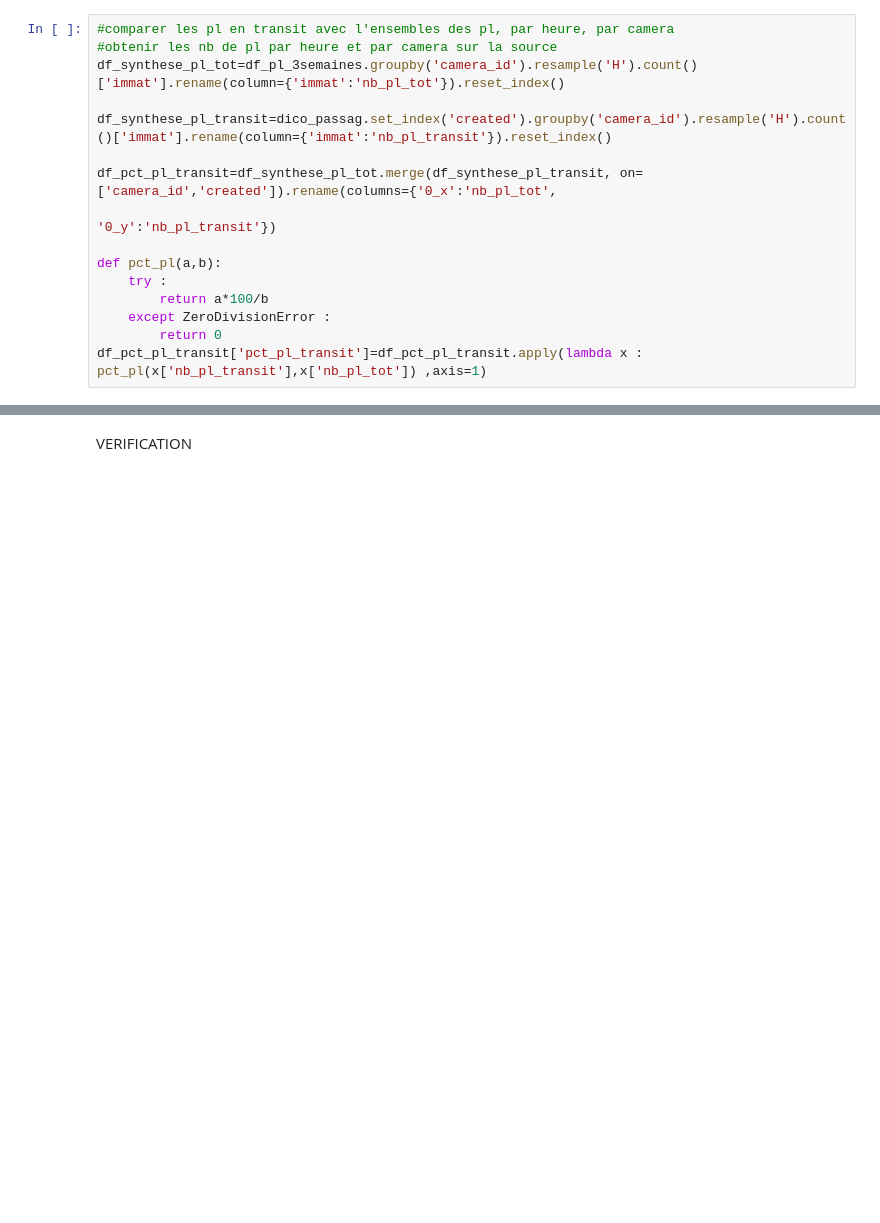
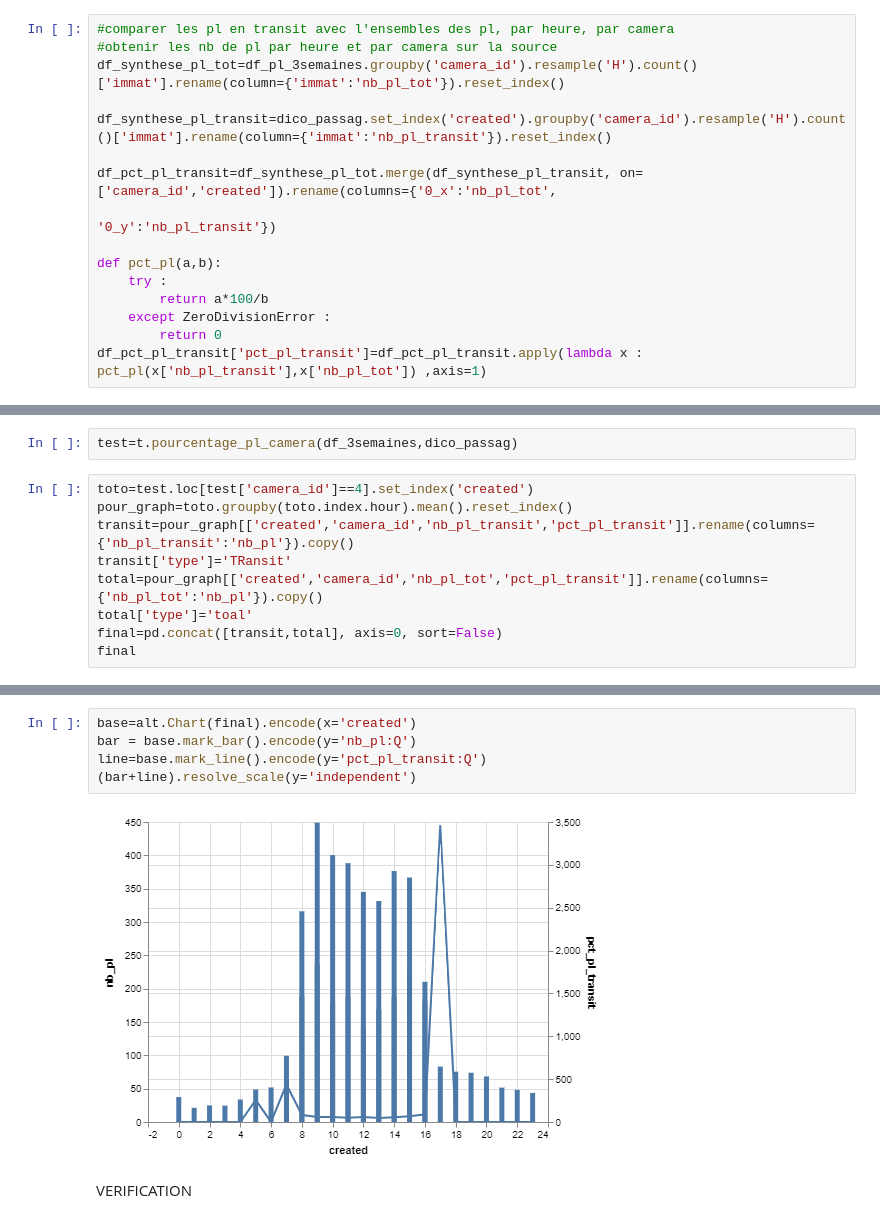
Before and after one commit to nantodevison/lapi, a Jupyter notebook: Carto_Lapi/Analyse/Donnees_brutes.ipynb, the cells around one changed output, grey strips where cells are left out. Saved outputs shown, nothing was run; the diff lists cells and outputs as text; blank space fills up the shorter version.

Commit message:
graph de synthese avec bar et line dans notebook donnees brutes

```diff
--- a/Carto_Lapi/Analyse/Donnees_brutes.ipynb
+++ b/Carto_Lapi/Analyse/Donnees_brutes.ipynb
@@ -382,0 +354,11 @@ KeyError: 'Key length (2) exceeds index depth (1)'
+# %%
+test=t.pourcentage_pl_camera(df_3semaines,dico_passag)
+# %%
+toto=test.loc[test['camera_id']==4].set_index('created')
+pour_graph=toto.groupby(toto.index.hour).mean().reset_index()
+transit=pour_graph[['created','camera_id','nb_pl_transit','pct_pl_transit']].rename(columns={'nb_pl_transit':'nb_pl'}).copy()
+transit['type']='TRansit'
+total=pour_graph[['created','camera_id','nb_pl_tot','pct_pl_transit']].rename(columns={'nb_pl_tot':'nb_pl'}).copy()
+total['type']='toal'
+final=pd.concat([transit,total], axis=0, sort=False)
+final
@@ -383,3 +383,10 @@ KeyError: 'Key length (2) exceeds index depth (1)'
+# %%
+base=alt.Chart(final).encode(x='created')
+bar = base.mark_bar().encode(y='nb_pl:Q')
+line=base.mark_line().encode(y='pct_pl_transit:Q')
+(bar+line).resolve_scale(y='independent')
+# %% [output]
+[figure, added]
 # %% [markdown]
 VERIFICATION
 # %%
```
Also changed, not shown: parts of 4 cells of this notebook, 2 other files.
